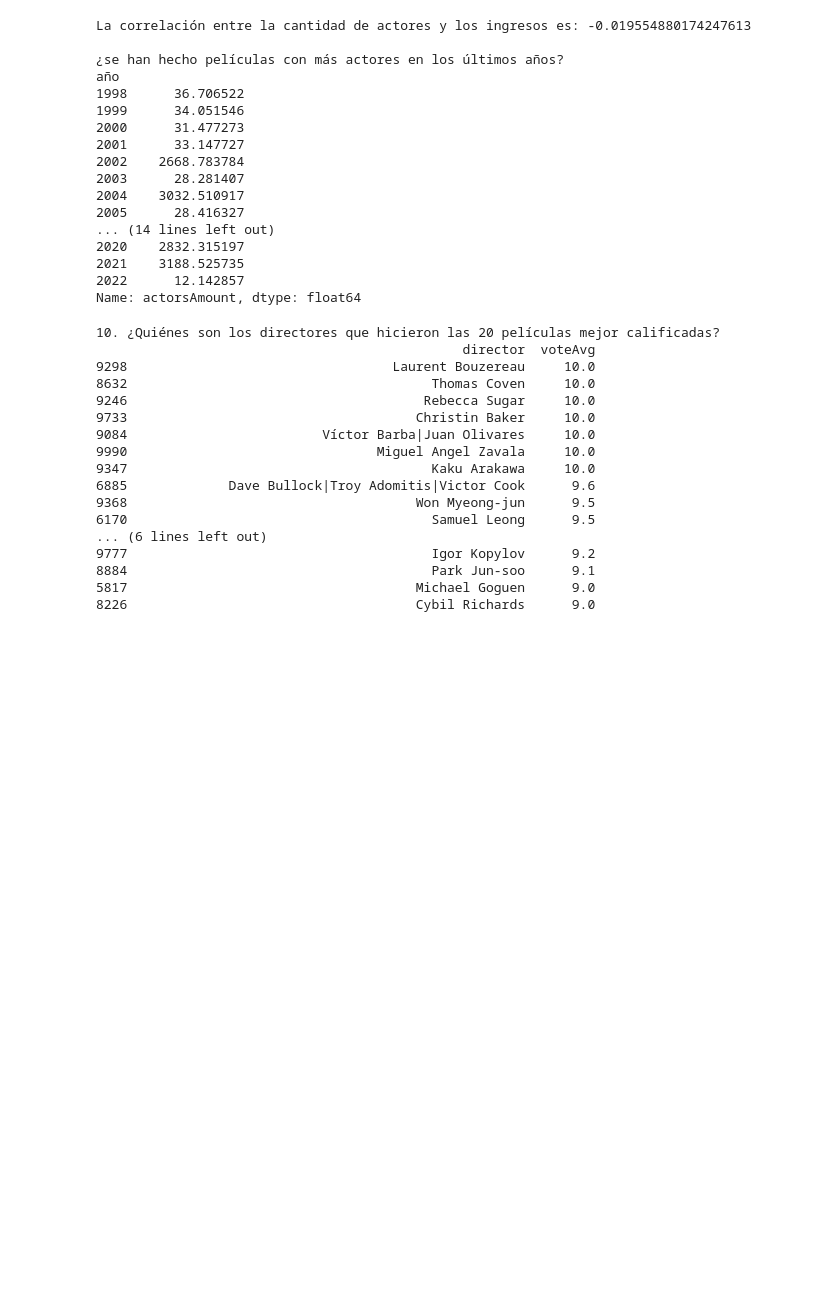
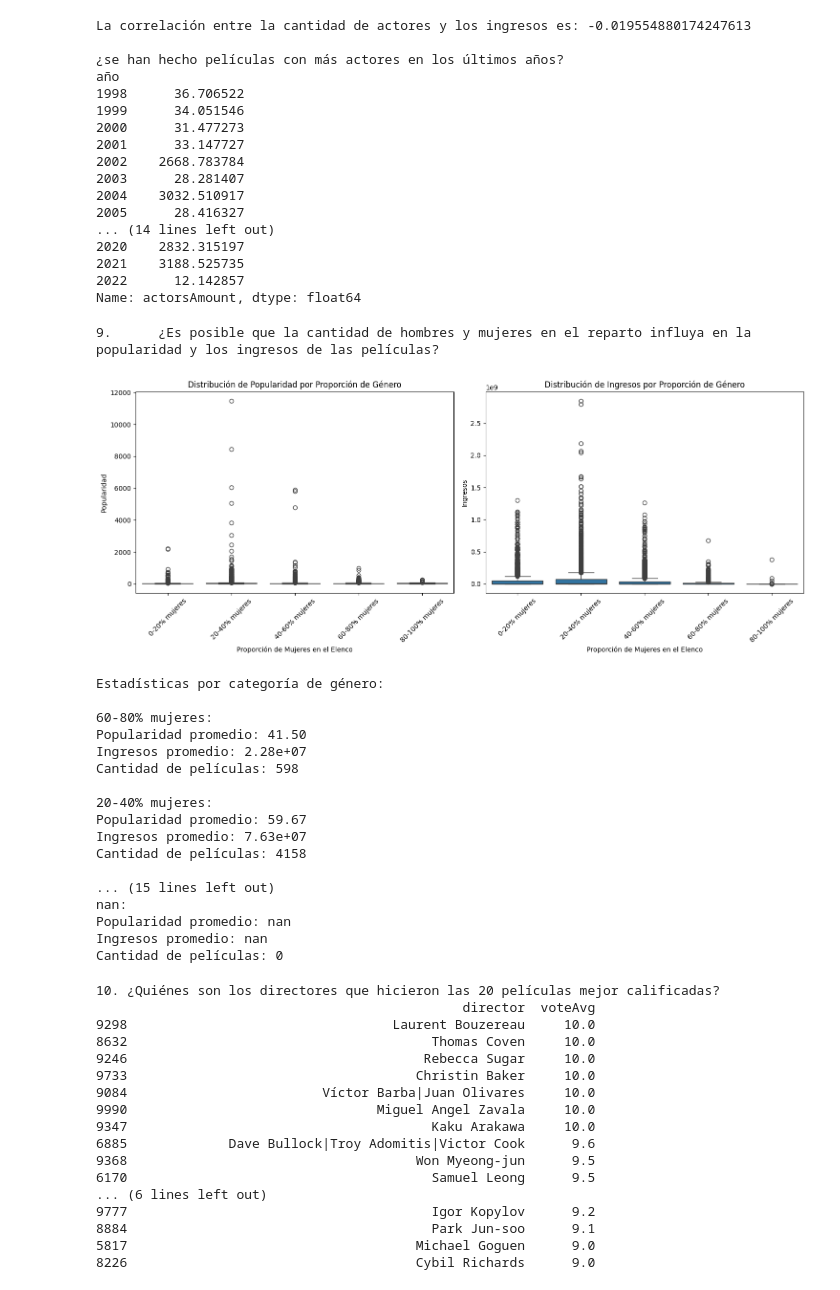
Before and after one commit to Fabiola-cc/CineVision_Studios, a Jupyter notebook: análisis_exploratorio copy.ipynb, the cells around one changed output. Cells and saved outputs as stored; diff of their text form; code cells hidden in the pictures; blank space fills up the shorter version.

```diff
--- a/análisis_exploratorio copy.ipynb
+++ b/análisis_exploratorio copy.ipynb
@@ -511,3 +580,11 @@ print(top_5_long)
 3885      Drama|History|War      333
 962           Drama|History      317
 1263  Drama|History|Romance      248
+# %%
+print('7.	¿Las películas de qué genero principal obtuvieron mayores ganancias?')
+datos['main_genre'] = datos['genres'].str.split('|').str[0]
+
+# Promedio de ingresos por género
+avg_revenue = datos.groupby('main_genre')['revenue'].mean().sort_values(ascending=False)
+print("Ingresos promedio por género principal:")
+print(avg_revenue)
@@ -575,6 +670,63 @@ año
 2021    3188.525735
 2022      12.142857
 Name: actorsAmount, dtype: float64
+# %%
+print('9.	¿Es posible que la cantidad de hombres y mujeres en el reparto influya en la popularidad y los ingresos de las películas?')
+datos['castWomenAmount'] = pd.to_numeric(datos['castWomenAmount'], errors='coerce')
+datos['castMenAmount'] = pd.to_numeric(datos['castMenAmount'], errors='coerce')
+
+# Crear categorías basadas en la proporción de mujeres
+datos['women_proportion'] = datos['castWomenAmount'] / (datos['castWomenAmount'] + datos['castMenAmount'])
+datos['gender_category'] = pd.cut(datos['women_proportion'], bins=[0, 0.2, 0.4, 0.6, 0.8, 1], labels=['0-20% mujeres', '20-40% mujeres', '40-60% mujeres', '60-80% mujeres', '80-100% mujeres'])
+
+# Crear subplots
+fig, (ax1, ax2) = plt.subplots(1, 2, figsize=(15, 6))
+
+# Boxplot para popularidad
+sns.boxplot(data=datos, x='gender_category', y='popularity', ax=ax1)
+ax1.set_xticklabels(ax1.get_xticklabels(), rotation=45)
+ax1.set_title('Distribución de Popularidad por Proporción de Género')
+ax1.set_xlabel('Proporción de Mujeres en el Elenco')
+ax1.set_ylabel('Popularidad')
+
+# Boxplot para ingresos
+sns.boxplot(data=datos, x='gender_category', y='revenue', ax=ax2)
+ax2.set_xticklabels(ax2.get_xticklabels(), rotation=45)
+ax2.set_title('Distribución de Ingresos por Proporción de Género')
+ax2.set_xlabel('Proporción de Mujeres en el Elenco')
+ax2.set_ylabel('Ingresos')
+
+plt.tight_layout()
+plt.show()
+
+# Estadísticas por categoría
+print("\nEstadísticas por categoría de género:")
+for categoria in datos['gender_category'].unique():
+    subset = datos[datos['gender_category'] == categoria]
+    print(f"\n{categoria}:")
+    print(f"Popularidad promedio: {subset['popularity'].mean():.2f}")
+    print(f"Ingresos promedio: {subset['revenue'].mean():.2e}")
+    print(f"Cantidad de películas: {len(subset)}")
+# %% [output]
+9.      ¿Es posible que la cantidad de hombres y mujeres en el reparto influya en la popularidad y los ingresos de las películas?
+[figure, added]
+Estadísticas por categoría de género:
+
+60-80% mujeres:
+Popularidad promedio: 41.50
+Ingresos promedio: 2.28e+07
+Cantidad de películas: 598
+
+20-40% mujeres:
+Popularidad promedio: 59.67
+Ingresos promedio: 7.63e+07
+Cantidad de películas: 4158
+
+... (15 lines left out)
+nan:
+Popularidad promedio: nan
+Ingresos promedio: nan
+Cantidad de películas: 0
 # %%
 print("10. ¿Quiénes son los directores que hicieron las 20 películas mejor calificadas?")
 
```
Also changed, not shown: parts of 10 cells of this notebook, 1 other file.
